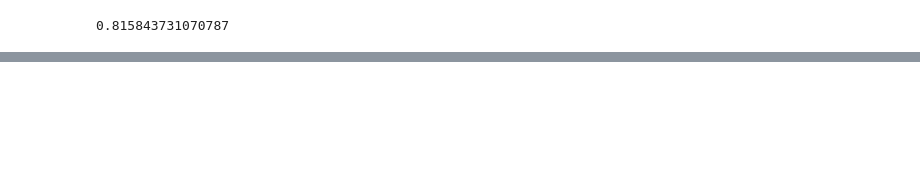
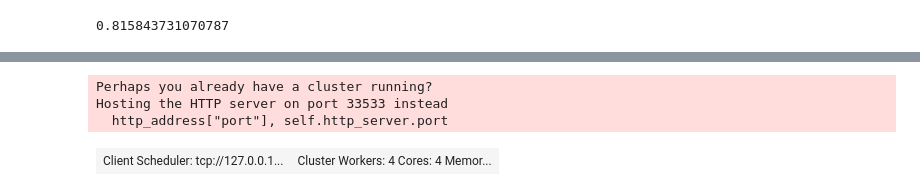
Before and after one commit to yidong72/XGBoostWorkshop, a Jupyter notebook: XGBoost.ipynb, the cells around one changed output, grey strips where cells are left out. Cells and saved outputs as stored; diff of their text form; code cells hidden in the pictures; blank space fills up the shorter version.

```diff
--- a/XGBoost.ipynb
+++ b/XGBoost.ipynb
@@ -299,0 +323,15 @@ grid_search.best_score_
+# %%
+
+from dask.distributed import Client
+from dask_cuda import LocalCUDACluster
+import dask_cudf
+import dask
+# create a local CUDA cluster
+cluster = LocalCUDACluster()
+client = Client(cluster)
+client
+# %% [output]
+Perhaps you already have a cluster running?
+Hosting the HTTP server on port 33533 instead
+  http_address["port"], self.http_server.port
+| Client Scheduler: tcp://127.0.0.1... | Cluster Workers: 4 Cores: 4 Memor... |
```
Also changed, not shown: parts of 58 cells of this notebook.
